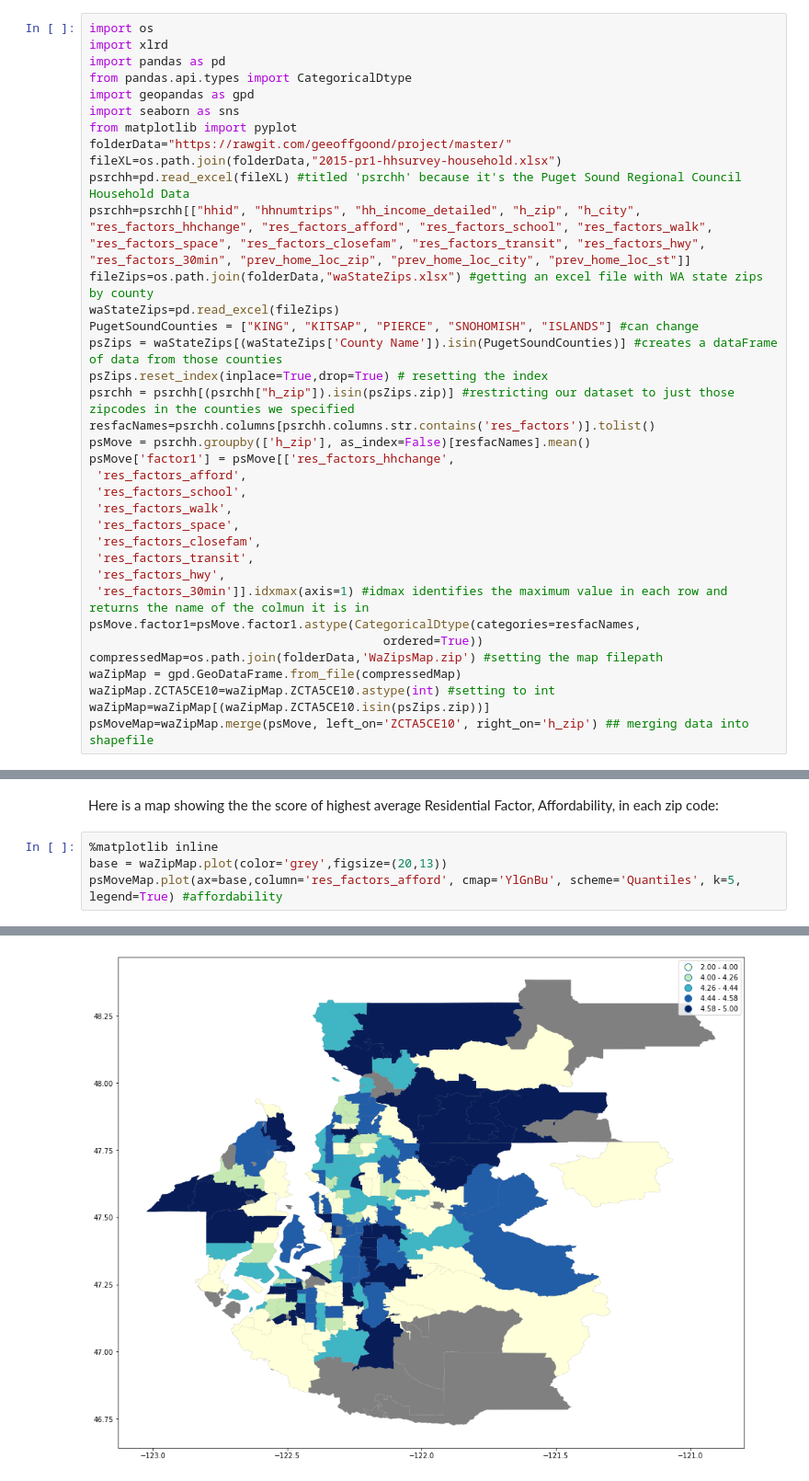
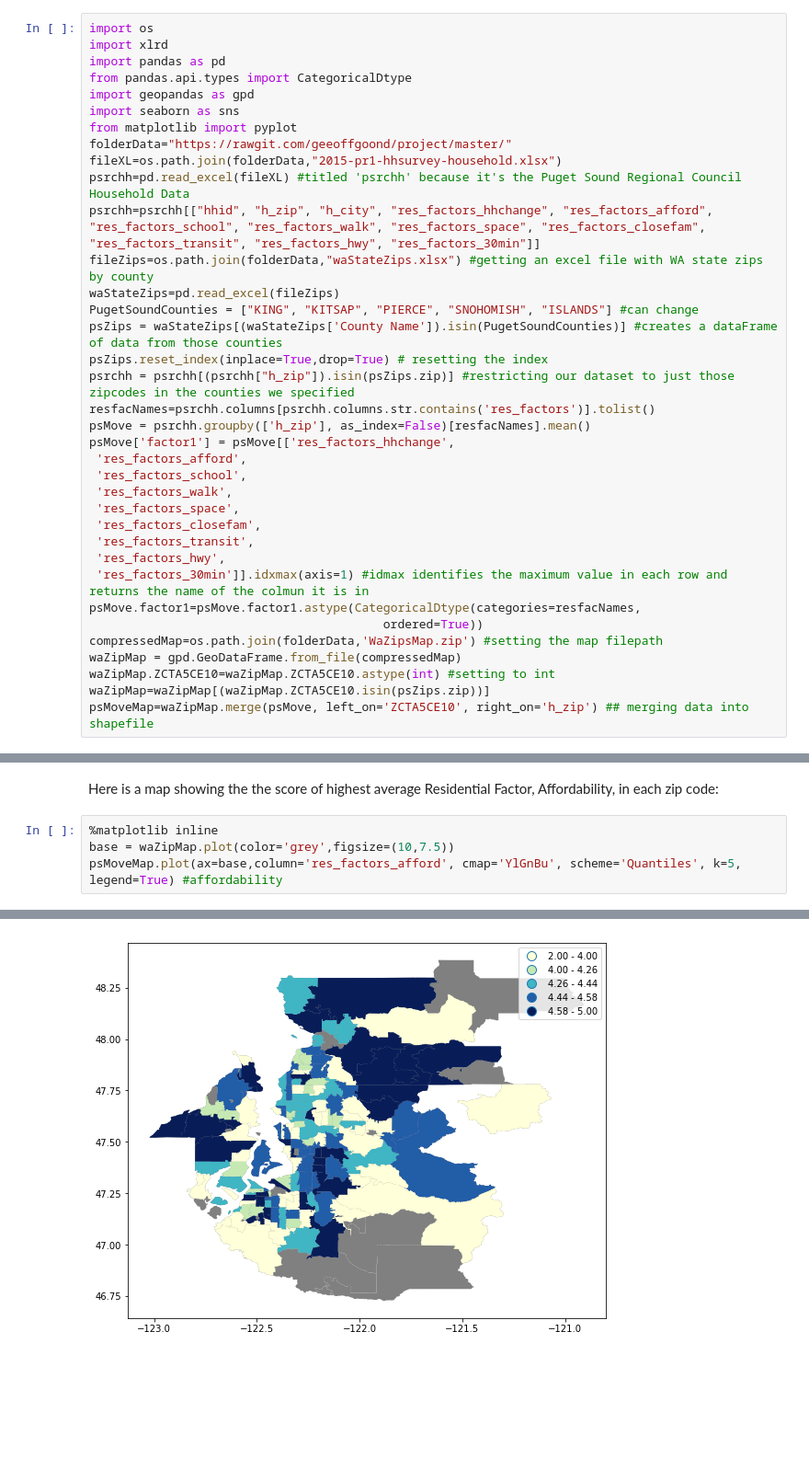
Before and after one commit to geeoffgoond/PROJECT, a Jupyter notebook: Exec.ipynb, the cells around one changed output, grey strips where cells are left out. Shown at 92% size. Drawn from its saved outputs; the diff is of its cells as text; blank space fills up the shorter version.

```diff
--- a/Exec.ipynb
+++ b/Exec.ipynb
@@ -40,7 +35,7 @@ from matplotlib import pyplot
 folderData="https://rawgit.com/geeoffgoond/project/master/"
 fileXL=os.path.join(folderData,"2015-pr1-hhsurvey-household.xlsx")
 psrchh=pd.read_excel(fileXL) #titled 'psrchh' because it's the Puget Sound Regional Council Household Data
-psrchh=psrchh[["hhid", "hhnumtrips", "hh_income_detailed", "h_zip", "h_city", "res_factors_hhchange", "res_factors_afford", "res_factors_school", "res_factors_walk", "res_factors_space", "res_factors_closefam", "res_factors_transit", "res_factors_hwy", "res_factors_30min", "prev_home_loc_zip", "prev_home_loc_city", "prev_home_loc_st"]]
+psrchh=psrchh[["hhid", "h_zip", "h_city", "res_factors_hhchange", "res_factors_afford", "res_factors_school", "res_factors_walk", "res_factors_space", "res_factors_closefam", "res_factors_transit", "res_factors_hwy", "res_factors_30min"]]
 fileZips=os.path.join(folderData,"waStateZips.xlsx") #getting an excel file with WA state zips by county
 waStateZips=pd.read_excel(fileZips)
 PugetSoundCounties = ["KING", "KITSAP", "PIERCE", "SNOHOMISH", "ISLANDS"] #can change
@@ -146,8 +107,8 @@ psMoveMap.plot(ax=base,column='factor1',cmap='Set1',categorical=True,legend=True
 Here is a map showing the the score of highest average Residential Factor, Affordability, in each zip code:
 # %%
 %matplotlib inline
-base = waZipMap.plot(color='grey',figsize=(20,13))
+base = waZipMap.plot(color='grey',figsize=(10,7.5))
 psMoveMap.plot(ax=base,column='res_factors_afford', cmap='YlGnBu', scheme='Quantiles', k=5, legend=True) #affordability
 # %% [output]
 <matplotlib.axes._subplots.AxesSubplot at 0x...>
-[figure, old version]
+[figure, new version]
```
Also changed, not shown: parts of 16 cells of this notebook, 1 other file.
